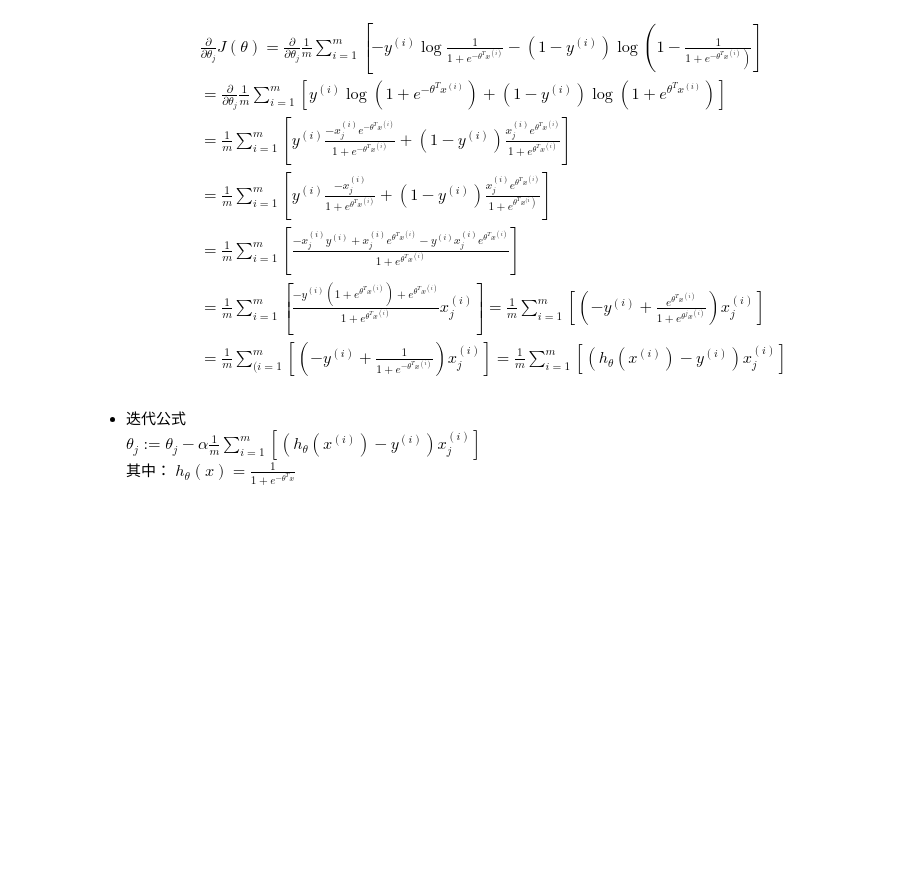
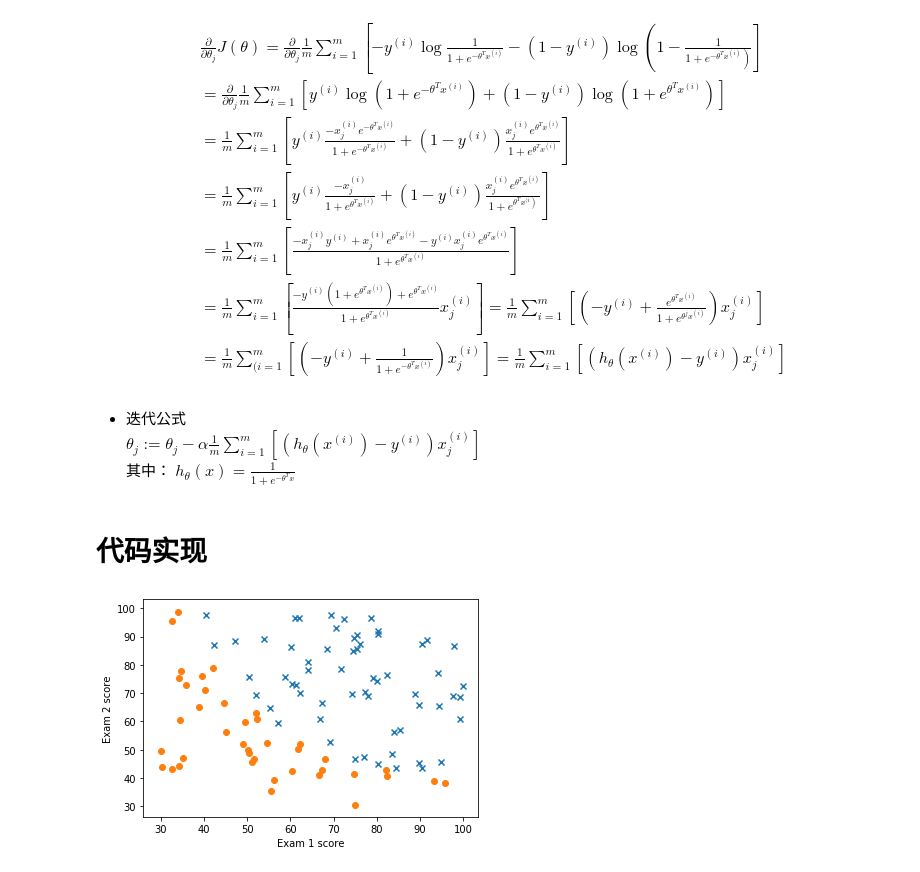
Before and after one commit to longfengpili/ML_algorithm_engineer_camp, a Jupyter notebook: 第三章、逻辑回归.ipynb, the cells around one changed output. Cells and saved outputs as stored; diff of their text form; code cells hidden in the pictures; blank space fills up the shorter version.

```diff
--- a/第三章、逻辑回归.ipynb
+++ b/第三章、逻辑回归.ipynb
@@ -33,3 +33,5 @@ $$\begin{aligned}
 $\theta_{j}:=\theta_{j}-\alpha \frac{1}{m} \sum_{i=1}^{m}\left[\left(h_{\theta}\left(x^{(i)}\right)-y^{(i)}\right) x_{j}^{(i)}\right]$
 其中：
 $h_{\theta}(x)=\frac{1}{1+e^{-\theta^{T} x}}$
+# %% [markdown]
+# 代码实现
@@ -35,0 +40,20 @@ $h_{\theta}(x)=\frac{1}{1+e^{-\theta^{T} x}}$
+# %%
+def loaddata():
+    data = np.loadtxt('data/3_1.txt',delimiter=',')
+    n = data.shape[1] - 1  # 特征数
+    X = data[:, 0:n]
+    y = data[:, -1].reshape(-1, 1)
+    return X, y
+def plot(X,y):
+    pos = np.where(y==1)
+    neg = np.where(y==0)
+    plt.scatter(X[pos[0],0],X[pos[0],1],marker='x')
+    plt.scatter(X[neg[0], 0], X[neg[0], 1], marker='o')
+    plt.xlabel('Exam 1 score')
+    plt.ylabel('Exam 2 score')
+    plt.show()
+# %%
+X,y = loaddata()
+plot(X,y)
+# %% [output]
+[figure, added]
```
Also changed, not shown: parts of 7 cells of this notebook, 1 other file.
